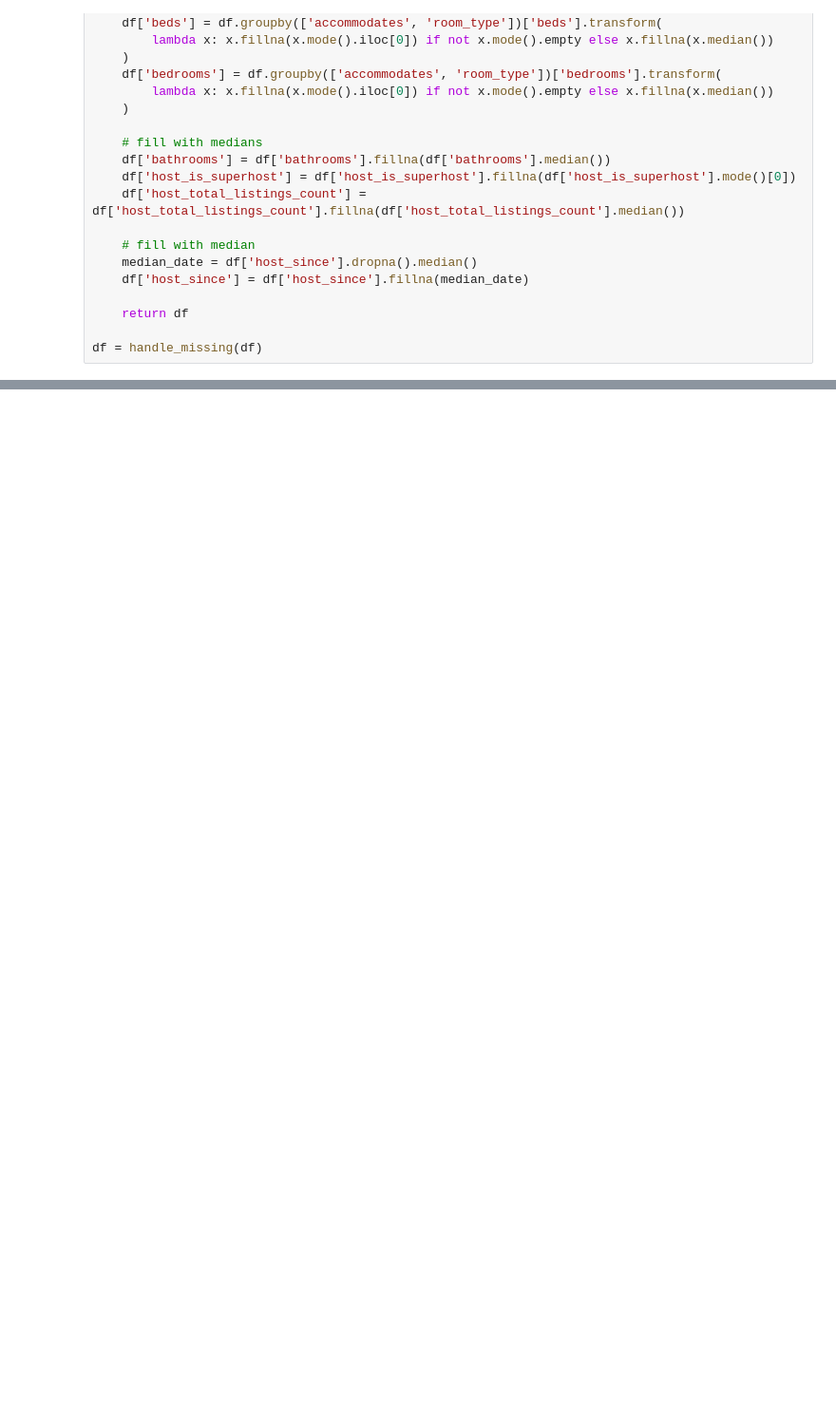
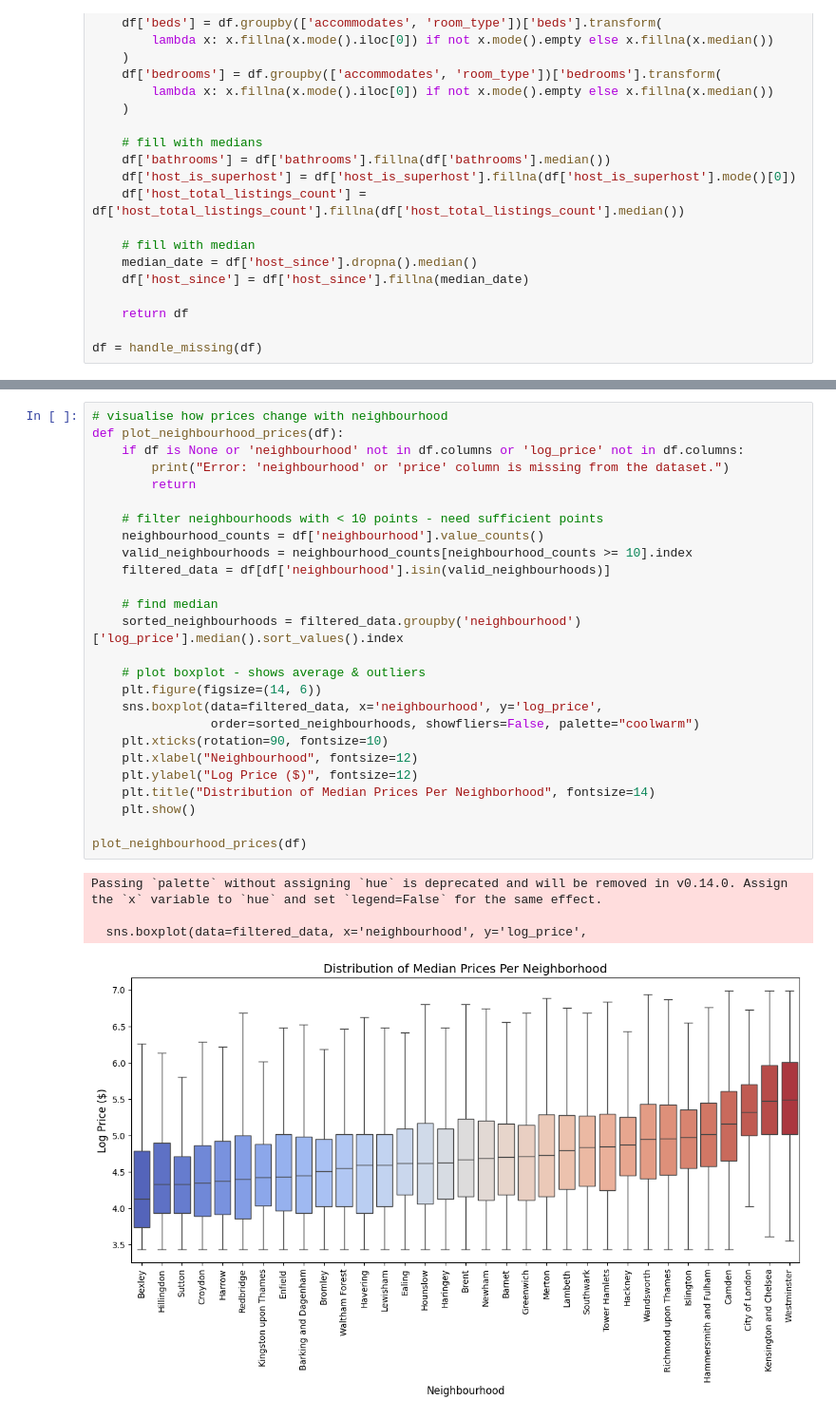
Before and after one commit to IShakoor/Airbnb-Price-Predictor, a Jupyter notebook: Price-Predictor.ipynb, the cells around one changed output, grey strips where cells are left out. Shown: that part at 95% size. Drawn from its saved outputs; the diff is of its cells as text; blank space fills up the shorter version.

```diff
--- a/Price-Predictor.ipynb
+++ b/Price-Predictor.ipynb
@@ -164,0 +225,31 @@ handle_outliers(df, ['beds','accommodates','bedrooms'])
+# %%
+# visualise how prices change with neighbourhood
+def plot_neighbourhood_prices(df):
+    if df is None or 'neighbourhood' not in df.columns or 'log_price' not in df.columns:
+        print("Error: 'neighbourhood' or 'price' column is missing from the dataset.")
+        return
+
+    # filter neighbourhoods with < 10 points - need sufficient points
+    neighbourhood_counts = df['neighbourhood'].value_counts()
+    valid_neighbourhoods = neighbourhood_counts[neighbourhood_counts >= 10].index
+    filtered_data = df[df['neighbourhood'].isin(valid_neighbourhoods)]
+
+    # find median
+    sorted_neighbourhoods = filtered_data.groupby('neighbourhood')['log_price'].median().sort_values().index
+
+    # plot boxplot - shows average & outliers
+    plt.figure(figsize=(14, 6))
+    sns.boxplot(data=filtered_data, x='neighbourhood', y='log_price',
+                order=sorted_neighbourhoods, showfliers=False, palette="coolwarm")
+    plt.xticks(rotation=90, fontsize=10)
+    plt.xlabel("Neighbourhood", fontsize=12)
+    plt.ylabel("Log Price ($)", fontsize=12)
+    plt.title("Distribution of Median Prices Per Neighborhood", fontsize=14)
+    plt.show()
+
+plot_neighbourhood_prices(df)
+# %% [output]
+Passing `palette` without assigning `hue` is deprecated and will be removed in v0.14.0. Assign the `x` variable to `hue` and set `legend=False` for the same effect.
+
+  sns.boxplot(data=filtered_data, x='neighbourhood', y='log_price',
+[figure, added]
```
Also changed, not shown: parts of 7 cells of this notebook.
